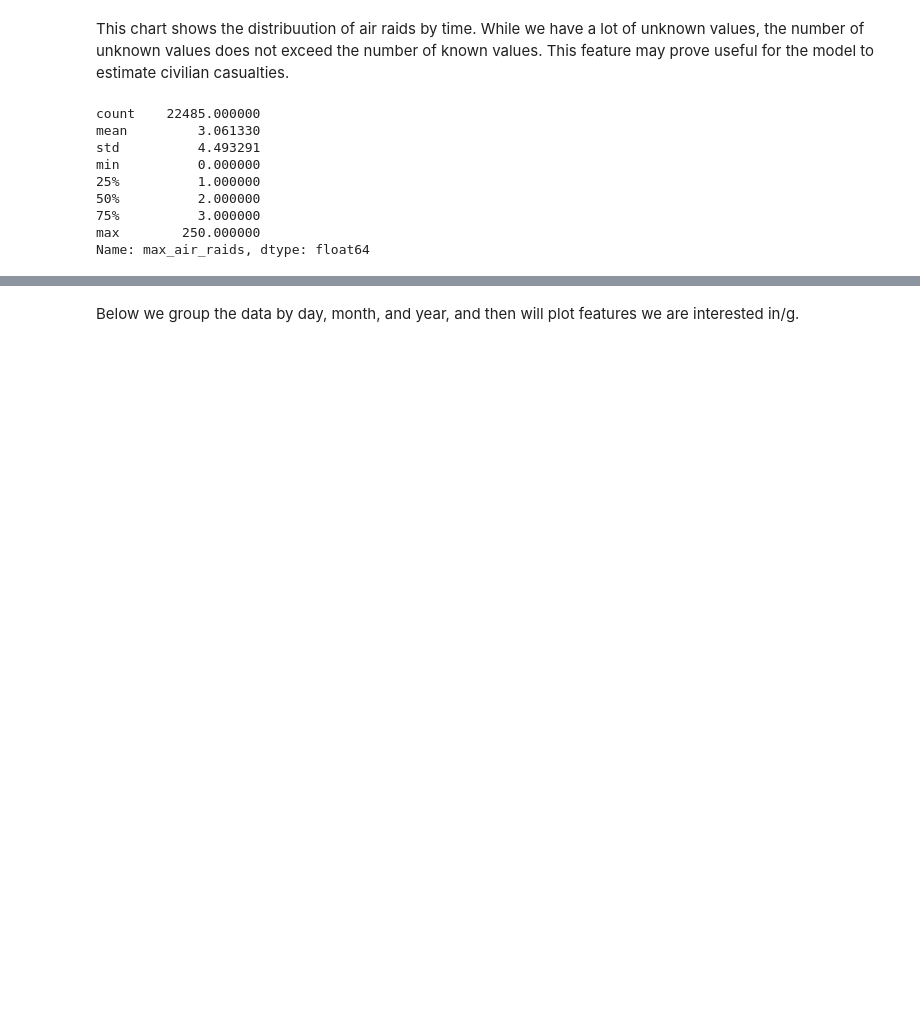
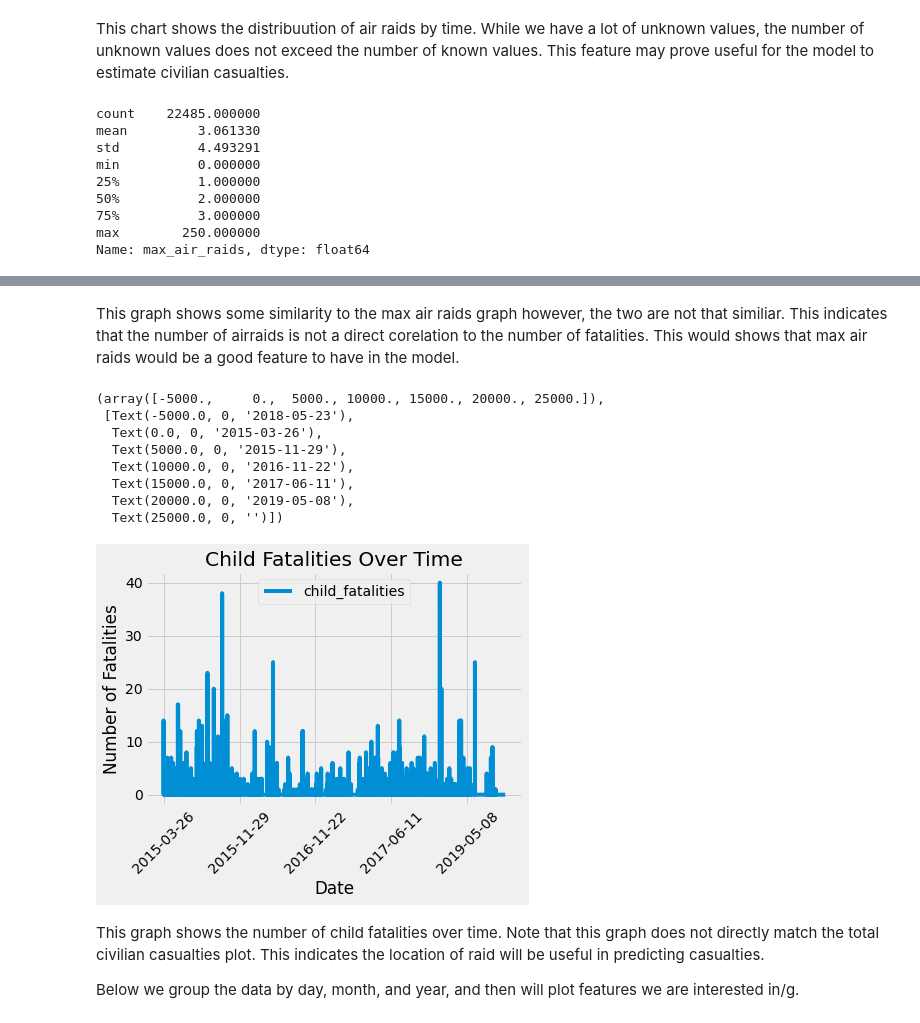
Before and after one commit to gnelsonpr6/yemen_air_raids, a Jupyter notebook: eda_notebook.ipynb, the cells around one changed output, grey strips where cells are left out. Cells and saved outputs as stored; diff of their text form; code cells hidden in the pictures; blank space fills up the shorter version.

```diff
--- a/eda_notebook.ipynb
+++ b/eda_notebook.ipynb
@@ -231,4 +263,28 @@ df.plot(x='date', y='child_fatalities');
+# %% [markdown]
+This graph shows some similarity to the max air raids graph however, the two are not that similiar.  This indicates that
+ the number of airraids is not a direct corelation to the number of fatalities. This would shows that max air raids
+ would be a good feature to have in the model.
+# %%
+df.plot(x='date', y='child_fatalities');
+plt.title('Child Fatalities Over Time')
+plt.ylabel('Number of Fatalities')
+plt.xlabel('Date')
+plt.xticks(rotation= 45)
+# %% [output]
+(array([-5000.,     0.,  5000., 10000., 15000., 20000., 25000.]),
+ [Text(-5000.0, 0, '2018-05-23'),
+  Text(0.0, 0, '2015-03-26'),
+  Text(5000.0, 0, '2015-11-29'),
+  Text(10000.0, 0, '2016-11-22'),
+  Text(15000.0, 0, '2017-06-11'),
+  Text(20000.0, 0, '2019-05-08'),
+  Text(25000.0, 0, '')])
+[figure, added]
 # %% [markdown]
+This graph shows the number of child fatalities over time.  Note that this graph does not directly match the total
+civilian casualties plot.  This indicates the location of raid will be useful in predicting casualties.
+
+
 Below we group the data by day, month, and year, and then will plot features we are interested in/g.
 # %%
 df['date'] = pd.to_datetime(df['date'])
```
Also changed, not shown: parts of 37 cells of this notebook.
